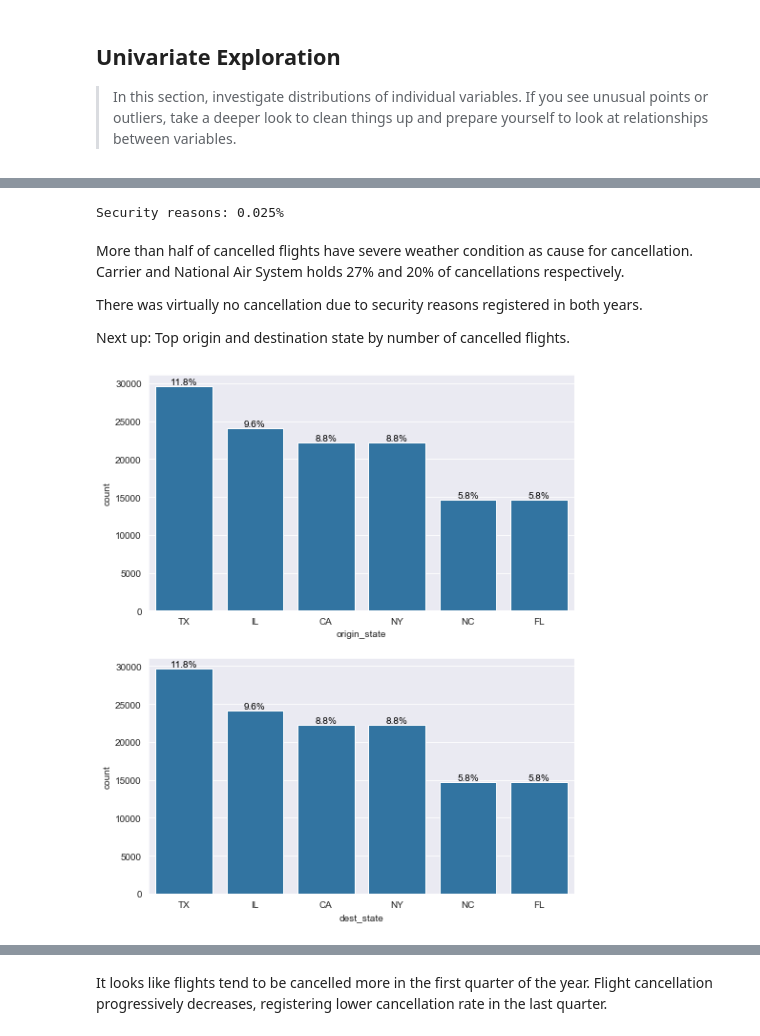
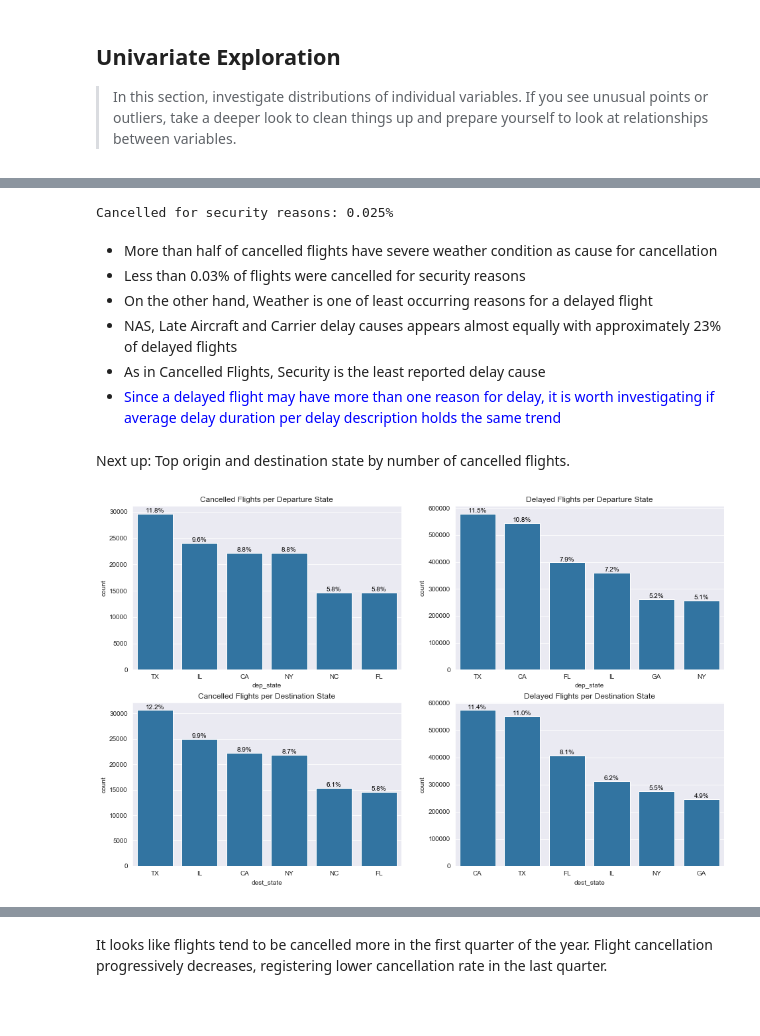
Before and after one commit to thaysmartinez/flights-data-exploration, a Jupyter notebook: exploration_template.ipynb, the cells around one changed output, grey strips where cells are left out. Drawn from its saved outputs; the diff is of its cells as text; code cells hidden in the pictures; blank space fills up the shorter version.

Commit message:
refactor: Add and polish univariate charts

```diff
--- a/exploration_template.ipynb
+++ b/exploration_template.ipynb
@@ -23,3 +19,0 @@ df_flights['cancellation_desc'] = df_flights['cancellation_desc'].astype('catego
-# %%
-df_flights['cancelled'] = df_flights.cancelled.astype('str')
-df_flights['crs_dep_hour'] = df_flights.crs_dep_hour.astype('str').str.zfill(2)
@@ -165,0 +147,15 @@ chart_props(df_cancelled, 'cancellation_desc')
+# %%
+# Load flight types into separate DataFrames
+df_cancel = df_flights.query('fl_type == "Cancelled"').reset_index(drop=True)
+df_delay = df_flights.query('fl_type == "Delayed"').reset_index(drop=True)
+# %%
+# Breakdown datetime objects
+
+cols_canc = ['crs_dep_time', 'crs_arr_time']
+cols_delay = ['crs_dep_time', 'crs_arr_time', 'dep_time', 'arr_time']
+
+canc_hour = lambda x: x.astype(str).str[:2] if x.name in cols_canc else x
+delay_hour = lambda x: x.astype(str).str[:2] if x.name in cols_delay else x
+
+df_cancel = df_cancel.apply(canc_hour)
+df_delay = df_delay.apply(delay_hour)
@@ -166,30 +201,48 @@ chart_props(df_cancelled, 'cancellation_desc')
 # %%
-nb_security = df_cancelled.query('cancellation_desc == "Security"').cancelled.count()
-nb_cancelled = df_cancelled.shape[0]
+nb_security = df_cancel.query('canc_desc == "Security"').fl_type.count()
+nb_cancelled = df_cancel.shape[0]
 perc_cancel = round((nb_security/nb_cancelled)*100, 3)
 
-print('Security reasons: {}%'.format(perc_cancel))
+print('Cancelled for security reasons: {}%'.format(perc_cancel))
 # %% [output]
-Security reasons: 0.025%
+Cancelled for security reasons: 0.025%
-# %% [markdown]
-More than half of cancelled flights have severe weather condition as cause for cancellation. Carrier and National Air System holds 27% and 20% of cancellations respectively.
-
-There was virtually no cancellation due to security reasons registered in both years.
-
-Next up: Top origin and destination state by number of cancelled flights.
+# %% [markdown]
+- More than half of cancelled flights have severe weather condition as cause for cancellation
+- Less than 0.03% of flights were cancelled for security reasons
+- On the other hand, Weather is one of least occurring reasons for a delayed flight
+- NAS, Late Aircraft and Carrier delay causes appears almost equally with approximately 23% of delayed flights
+- As in Cancelled Flights, Security is the least reported delay cause
+- <font color='blue'>Since a delayed flight may have more than one reason for delay, it is worth investigating if average delay duration per delay description holds the same trend</font>
+# %% [markdown]
+Next up: Top origin and destination state by number of cancelled flights.
 # %%
-plt.figure(figsize = [8, 10]) # larger figure size for subplots
+plt.figure(figsize = [16, 10]) # larger figure size for subplots
 
-origin_order = df_cancelled.origin_state.value_counts().index[:6]
-dest_order = df_cancelled.dest_state.value_counts().index[:6]
+origin_canc = df_cancel.dep_state.value_counts().index[:6]
+dest_canc = df_cancel.dest_state.value_counts().index[:6]
 
-plt.subplot(2, 1, 1) # 2 rows, 1 col, subplot 1
-sb.countplot(data = df_cancelled, x = 'origin_state', color=base_color, order=origin_order)
-chart_props(df_cancelled, 'origin_state')
+origin_delay = df_delay.dep_state.value_counts().index[:6]
+dest_delay = df_delay.dest_state.value_counts().index[:6]
 
-plt.subplot(2, 1, 2) # 2 rows, 1 col, subplot 2
-sb.countplot(data = df_cancelled, x = 'dest_state', color=base_color, order=dest_order)
-chart_props(df_cancelled, 'dest_state')
+plt.subplot(2, 2, 1) # 2 rows, 1 col, subplot 1
+sb.countplot(data = df_cancel, x = 'dep_state', color=base_color, order=origin_canc)
+chart_props(df_cancel, 'dep_state')
+plt.title('Cancelled Flights per Departure State')
+
+plt.subplot(2, 2, 2) # 2 rows, 1 col, subplot 1
+sb.countplot(data = df_delay, x = 'dep_state', color=base_color, order=origin_delay)
+chart_props(df_delay, 'dep_state')
+plt.title('Delayed Flights per Departure State')
+
+plt.subplot(2, 2, 3) # 2 rows, 1 col, subplot 2
+sb.countplot(data = df_cancel, x = 'dest_state', color=base_color, order=dest_canc)
+chart_props(df_cancel, 'dest_state')
+plt.title('Cancelled Flights per Destination State')
+
+plt.subplot(2, 2, 4) # 2 rows, 1 col, subplot 1
+sb.countplot(data = df_delay, x = 'dest_state', color=base_color, order=dest_delay)
+chart_props(df_delay, 'dest_state')
+plt.title('Delayed Flights per Destination State');
 # %% [output]
-[figure, old version]
+[figure, new version]
 # %% [markdown]
```
Also changed, not shown: parts of 18 cells of this notebook.
